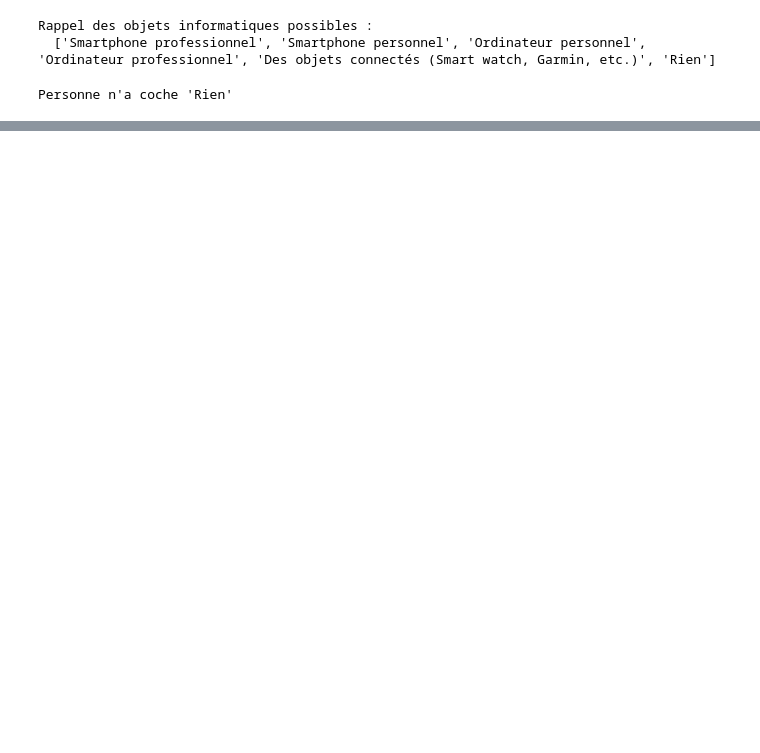
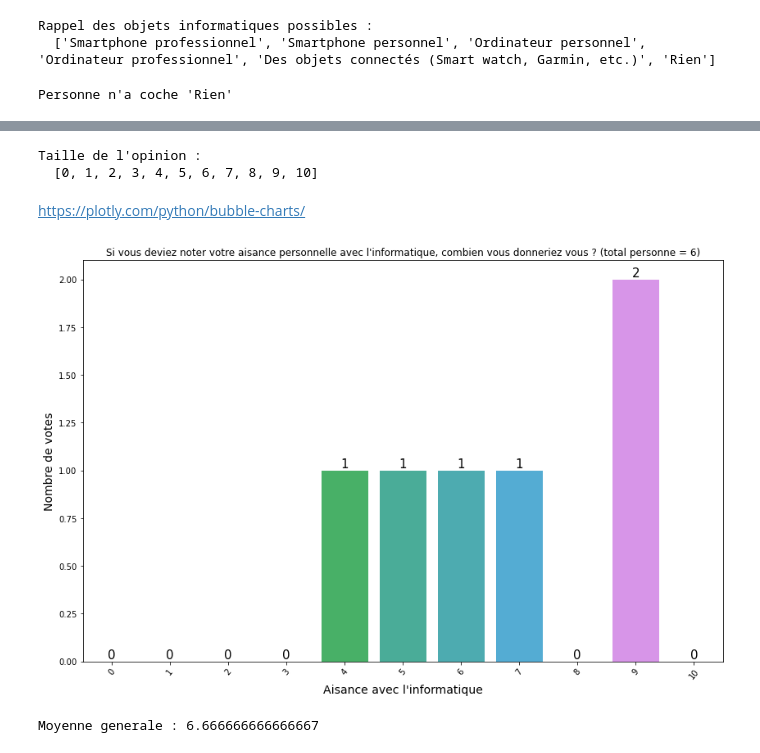
Before and after one commit to MaximoRose/QA_AnalyseResTypeForm, a Jupyter notebook: OpportuniteGP/OpportuniteGP.ipynb, the cells around one changed output, grey strips where cells are left out. Drawn from its saved outputs; the diff is of its cells as text; code cells hidden in the pictures; blank space fills up the shorter version.

```diff
--- a/OpportuniteGP/OpportuniteGP.ipynb
+++ b/OpportuniteGP/OpportuniteGP.ipynb
@@ -495,0 +475,79 @@ plt.show()
+# %%
+qidq = 'bK9T5Pen4AB0'
+# Get labels and results
+q_aisance, aisance_lbls, op_scale = tfs.get_results(gidx=1,qid=qidq)
+
+# Rappel des options :
+print("Taille de l'opinion :\n ",op_scale)
+
+# form_responses = liste de toutes les reponses sous forme de dataframe
+# %% [output]
+Taille de l'opinion :
+  [0, 1, 2, 3, 4, 5, 6, 7, 8, 9, 10]
+# %% [markdown]
+https://plotly.com/python/bubble-charts/
+# %%
+# Reference : https://www.geeksforgeeks.org/how-to-annotate-bars-in-barplot-with-matplotlib-in-python/
+import pandas as pd
+import seaborn as sns
+
+
+nb_of_pips = []
+moyenne_aisance = 0.0
+total_notes = 0
+
+for i in range(len(op_scale)) :
+    df = form_responses[form_responses[q_aisance] == op_scale[i]]
+    nb_votes = df.shape[0]
+    nb_of_pips.append(nb_votes)
+    total_notes += nb_votes*op_scale[i]
+
+moyenne_aisance = total_notes / nb_responses
+
+data = {"Note" : op_scale, "Votes" : nb_of_pips}
+
+df = pd.DataFrame(data, columns=['Note', 'Votes'])
+
+# Defining the plot size
+plt.figure(figsize=(14, 9))
+
+# Defining the values for x-axis, y-axis
+# and from which datafarme the values are to be picked
+plots = sns.barplot(x="Note", y="Votes", data=df)
+
+# Iterrating over the bars one-by-one
+for bar in plots.patches:
+
+  # Using Matplotlib's annotate function and
+  # passing the coordinates where the annotation shall be done
+  # x-coordinate: bar.get_x() + bar.get_width() / 2
+  # y-coordinate: bar.get_height()
+  # free space to be left to make graph pleasing: (0, 8)
+  # ha and va stand for the horizontal and vertical alignment
+    plots.annotate(format(bar.get_height(), '.0f'),
+                   (bar.get_x() + bar.get_width() / 2,
+                    bar.get_height()), ha='center', va='center',
+                   size=15, xytext=(0, 8),
+                   textcoords='offset points')
+
+# Setting the label for x-axis
+plt.xlabel("Aisance avec l'informatique", size=14)
+
+# Setting the label for y-axis
+plt.ylabel("Nombre de votes", size=14)
+
+# Setting the title for the graph
+plt.title(q_aisance + " (total personne = "+str(nb_responses)+')')
+
+plt.xticks(rotation=50)
+# Si je fais des plots de taux, ajouter echelle de 0 a 100
+# plt.ylim([0,100])
+
+# Fianlly showing the plot
+plt.show()
+# %% [output]
+[figure, added]
+# %%
+print('Moyenne generale : '+str(moyenne_aisance))
+# %% [output]
+Moyenne generale : 6.666666666666667
```
Also changed, not shown: parts of 65 cells of this notebook, 2 other files.
